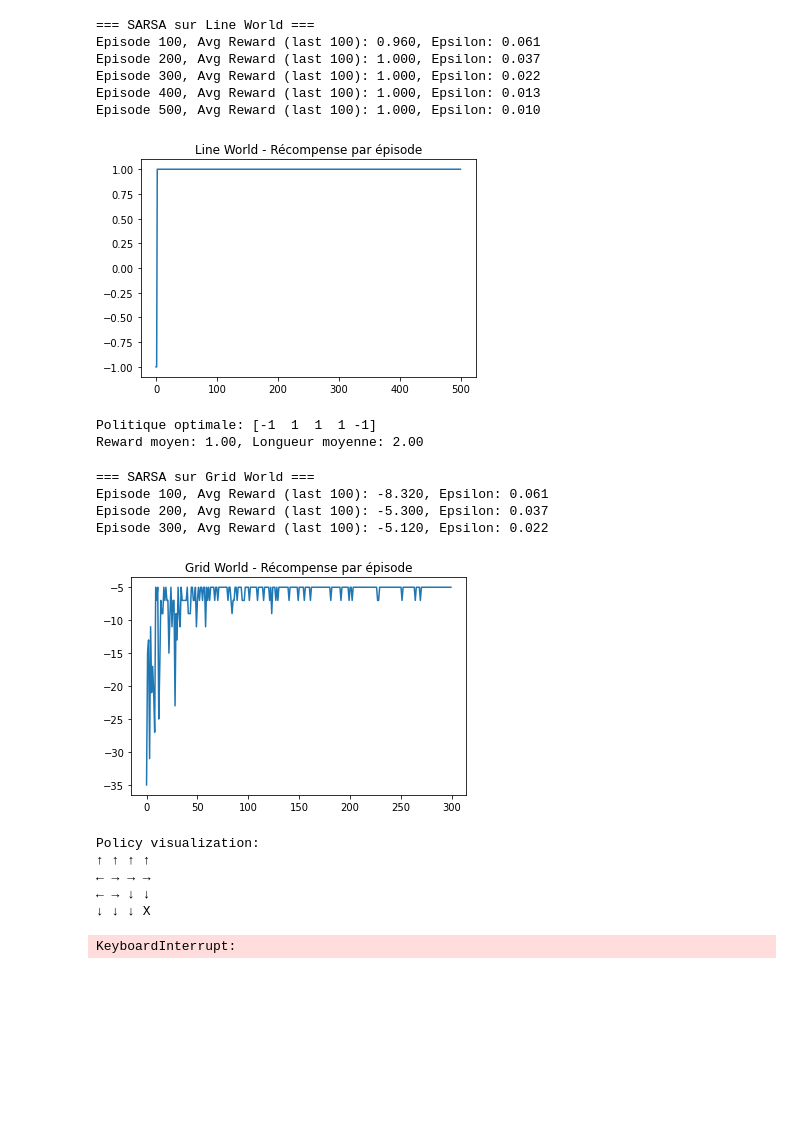
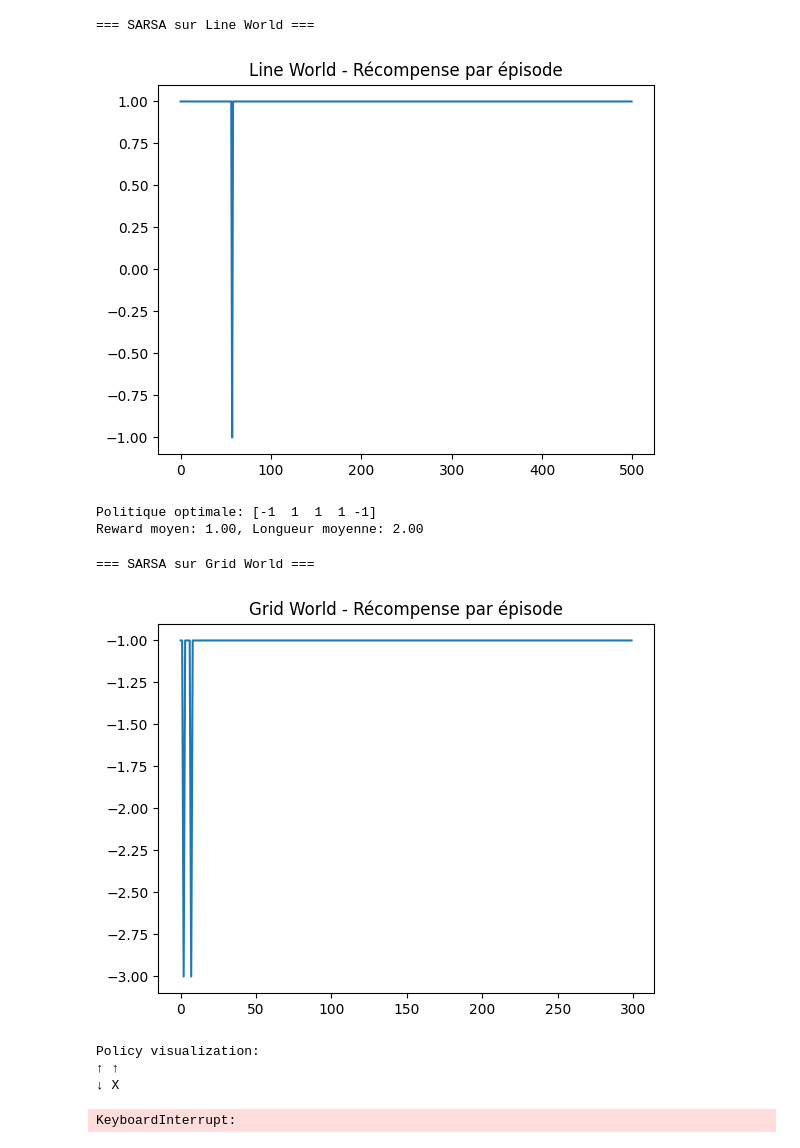
Before and after one commit to thaisun95/4IA_ReinforcementLearning, a Jupyter notebook: notebooks/test_sarsa_all_envs_moncef.ipynb, the cells around one changed output. Cells and saved outputs as stored; diff of their text form; code cells hidden in the pictures; blank space fills up the shorter version.

Commit message:
corrected sarsa

```diff
--- a/notebooks/test_sarsa_all_envs_moncef.ipynb
+++ b/notebooks/test_sarsa_all_envs_moncef.ipynb
@@ -9,31 +31,27 @@ from rl_algorithms.sarsa import sarsa, get_policy_from_q, evaluate_policy
 # %%
 from envs.line_world.line_world import LineWorld
+import matplotlib.pyplot as plt
 
 print("=== SARSA sur Line World ===")
 env = LineWorld(size=5, start_state=2)
-Q, rewards, lengths = sarsa(env, episodes=500)
+Q, rewards, lengths = sarsa(env, episodes=500, verbose=False)
 plt.plot(rewards)
 plt.title("Line World - Récompense par épisode")
 plt.show()
 policy = get_policy_from_q(Q, env)
 print("Politique optimale:", policy)
 avg_reward, avg_length = evaluate_policy(env, policy)
 print(f"Reward moyen: {avg_reward:.2f}, Longueur moyenne: {avg_length:.2f}\n")
 # %% [output]
 === SARSA sur Line World ===
-Episode 100, Avg Reward (last 100): 0.960, Epsilon: 0.061
-Episode 200, Avg Reward (last 100): 1.000, Epsilon: 0.037
-Episode 300, Avg Reward (last 100): 1.000, Epsilon: 0.022
-Episode 400, Avg Reward (last 100): 1.000, Epsilon: 0.013
-Episode 500, Avg Reward (last 100): 1.000, Epsilon: 0.010
-[figure, old version]
+[figure, new version]
 Politique optimale: [-1  1  1  1 -1]
 Reward moyen: 1.00, Longueur moyenne: 2.00
 # %%
 from envs.grid_world.grid_world import GridWorld
 
 print("=== SARSA sur Grid World ===")
-env = GridWorld(n_rows=4, n_cols=4, start_state=(0,0))
+env = GridWorld(n_rows=2, n_cols=2, start_state=(0,0))
 Q, rewards, lengths = sarsa(env, episodes=300, alpha=0.2, gamma=0.99, epsilon=0.1)
 plt.plot(rewards)
 plt.title("Grid World - Récompense par épisode")
@@ -44,15 +62,10 @@ avg_reward, avg_length = evaluate_policy(env, policy)
 print(f"Reward moyen: {avg_reward:.2f}, Longueur moyenne: {avg_length:.2f}\n")
 # %% [output]
 === SARSA sur Grid World ===
-Episode 100, Avg Reward (last 100): -8.320, Epsilon: 0.061
-Episode 200, Avg Reward (last 100): -5.300, Epsilon: 0.037
-Episode 300, Avg Reward (last 100): -5.120, Epsilon: 0.022
-[figure, old version]
+[figure, new version]
 Policy visualization:
-↑ ↑ ↑ ↑
-← → → →
-← → ↓ ↓
-↓ ↓ ↓ X
+↑ ↑
+↓ X
 KeyboardInterrupt:
 # %%
 from envs.monty_hall.monty_hall_v1 import MontyHallV1
```
Also changed, not shown: parts of 5 cells of this notebook, 4 other files.
